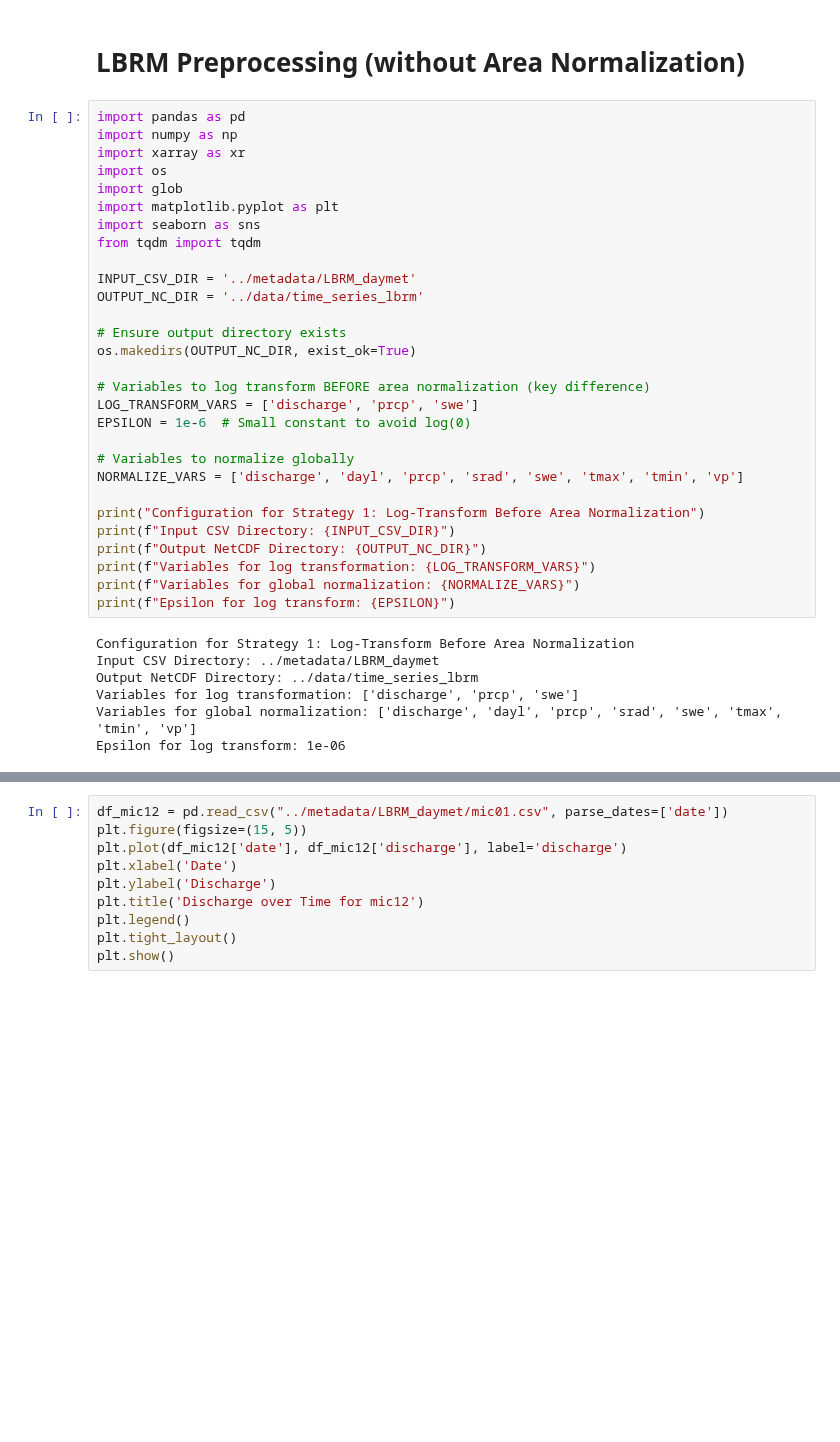
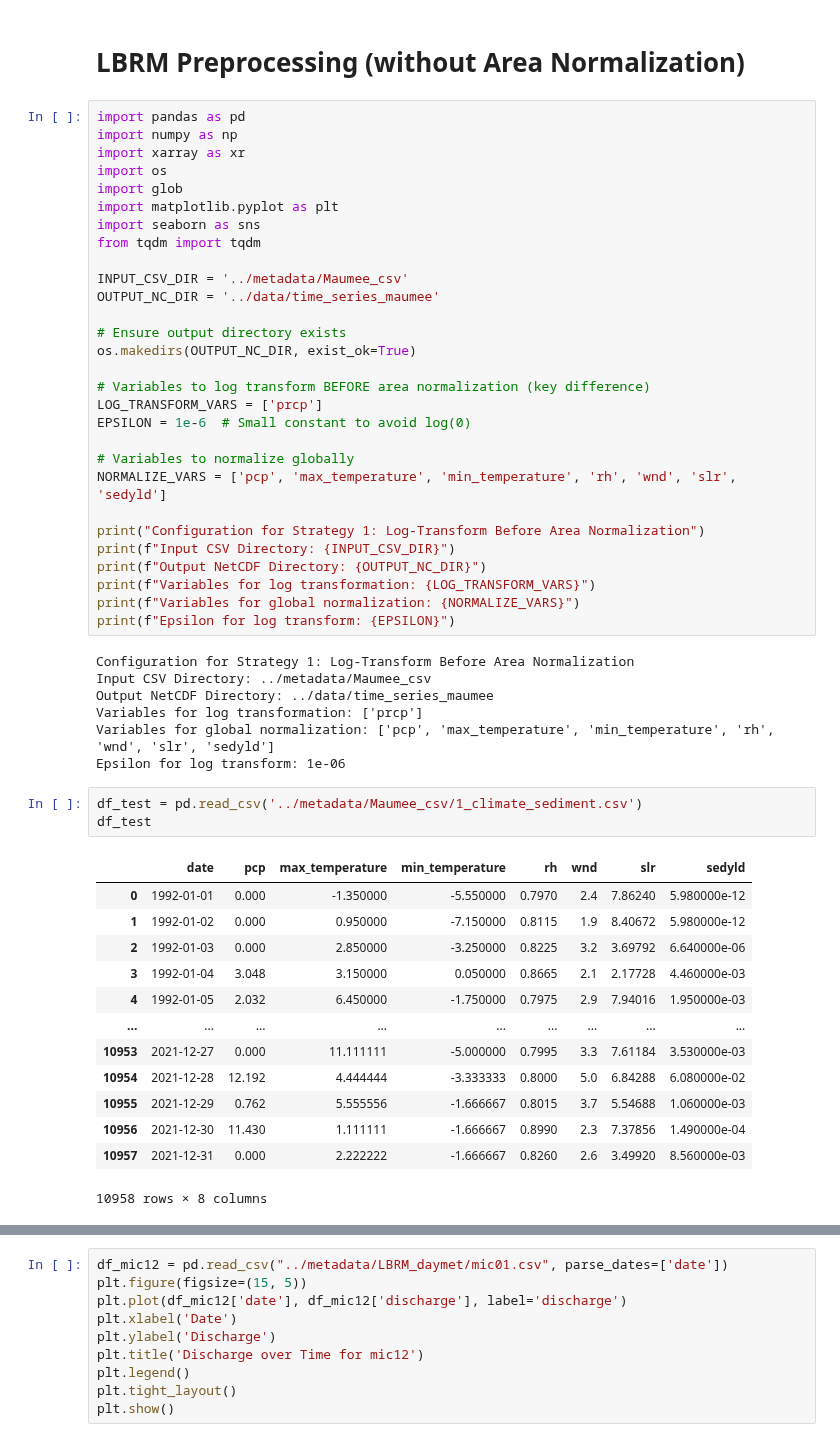
Before and after one commit to yunsupark1120/GAGEii_modeling, a Jupyter notebook: notebooks/data_preprocessing_new.ipynb, the cells around one changed output, grey strips where cells are left out. Saved outputs shown, nothing was run; the diff lists cells and outputs as text; blank space fills up the shorter version.

Commit message:
Maumee liver trainig time setup

```diff
--- a/notebooks/data_preprocessing_new.ipynb
+++ b/notebooks/data_preprocessing_new.ipynb
@@ -415,18 +415,18 @@ import matplotlib.pyplot as plt
 import seaborn as sns
 from tqdm import tqdm
 
-INPUT_CSV_DIR = '../metadata/LBRM_daymet'
-OUTPUT_NC_DIR = '../data/time_series_lbrm'
+INPUT_CSV_DIR = '../metadata/Maumee_csv'
+OUTPUT_NC_DIR = '../data/time_series_maumee'
 
 # Ensure output directory exists
 os.makedirs(OUTPUT_NC_DIR, exist_ok=True)
 
 # Variables to log transform BEFORE area normalization (key difference)
-LOG_TRANSFORM_VARS = ['discharge', 'prcp', 'swe']
+LOG_TRANSFORM_VARS = ['prcp']
 EPSILON = 1e-6  # Small constant to avoid log(0)
 
 # Variables to normalize globally
-NORMALIZE_VARS = ['discharge', 'dayl', 'prcp', 'srad', 'swe', 'tmax', 'tmin', 'vp']
+NORMALIZE_VARS = ['pcp', 'max_temperature', 'min_temperature', 'rh', 'wnd', 'slr', 'sedyld']
 
 print("Configuration for Strategy 1: Log-Transform Before Area Normalization")
 print(f"Input CSV Directory: {INPUT_CSV_DIR}")
@@ -436,11 +436,28 @@ print(f"Variables for global normalization: {NORMALIZE_VARS}")
 print(f"Epsilon for log transform: {EPSILON}")
 # %% [output]
 Configuration for Strategy 1: Log-Transform Before Area Normalization
-Input CSV Directory: ../metadata/LBRM_daymet
-Output NetCDF Directory: ../data/time_series_lbrm
-Variables for log transformation: ['discharge', 'prcp', 'swe']
-Variables for global normalization: ['discharge', 'dayl', 'prcp', 'srad', 'swe', 'tmax', 'tmin', 'vp']
+Input CSV Directory: ../metadata/Maumee_csv
+Output NetCDF Directory: ../data/time_series_maumee
+Variables for log transformation: ['prcp']
+Variables for global normalization: ['pcp', 'max_temperature', 'min_temperature', 'rh', 'wnd', 'slr', 'sedyld']
 Epsilon for log transform: 1e-06
+# %%
+df_test = pd.read_csv('../metadata/Maumee_csv/1_climate_sediment.csv')
+df_test
+# %% [output]
+|  | date | pcp | max_temperature | min_temperature | rh | wnd | slr | sedyld |
+| 0 | 1992-01-01 | 0.000 | -1.350000 | -5.550000 | 0.7970 | 2.4 | 7.86240 | 5.980000e-12 |
+| 1 | 1992-01-02 | 0.000 | 0.950000 | -7.150000 | 0.8115 | 1.9 | 8.40672 | 5.980000e-12 |
+| 2 | 1992-01-03 | 0.000 | 2.850000 | -3.250000 | 0.8225 | 3.2 | 3.69792 | 6.640000e-06 |
+| 3 | 1992-01-04 | 3.048 | 3.150000 | 0.050000 | 0.8665 | 2.1 | 2.17728 | 4.460000e-03 |
+| 4 | 1992-01-05 | 2.032 | 6.450000 | -1.750000 | 0.7975 | 2.9 | 7.94016 | 1.950000e-03 |
+| ... | ... | ... | ... | ... | ... | ... | ... | ... |
+| 10953 | 2021-12-27 | 0.000 | 11.111111 | -5.000000 | 0.7995 | 3.3 | 7.61184 | 3.530000e-03 |
+| 10954 | 2021-12-28 | 12.192 | 4.444444 | -3.333333 | 0.8000 | 5.0 | 6.84288 | 6.080000e-02 |
+| 10955 | 2021-12-29 | 0.762 | 5.555556 | -1.666667 | 0.8015 | 3.7 | 5.54688 | 1.060000e-03 |
+| 10956 | 2021-12-30 | 11.430 | 1.111111 | -1.666667 | 0.8990 | 2.3 | 7.37856 | 1.490000e-04 |
+| 10957 | 2021-12-31 | 0.000 | 2.222222 | -1.666667 | 0.8260 | 2.6 | 3.49920 | 8.560000e-03 |
+10958 rows × 8 columns
 # %%
 # --- Log Transform ONLY (Skip Area Normalization) with Date Imputation ---
 import warnings
```
Also changed, not shown: parts of 3 cells of this notebook, 2 other files.
